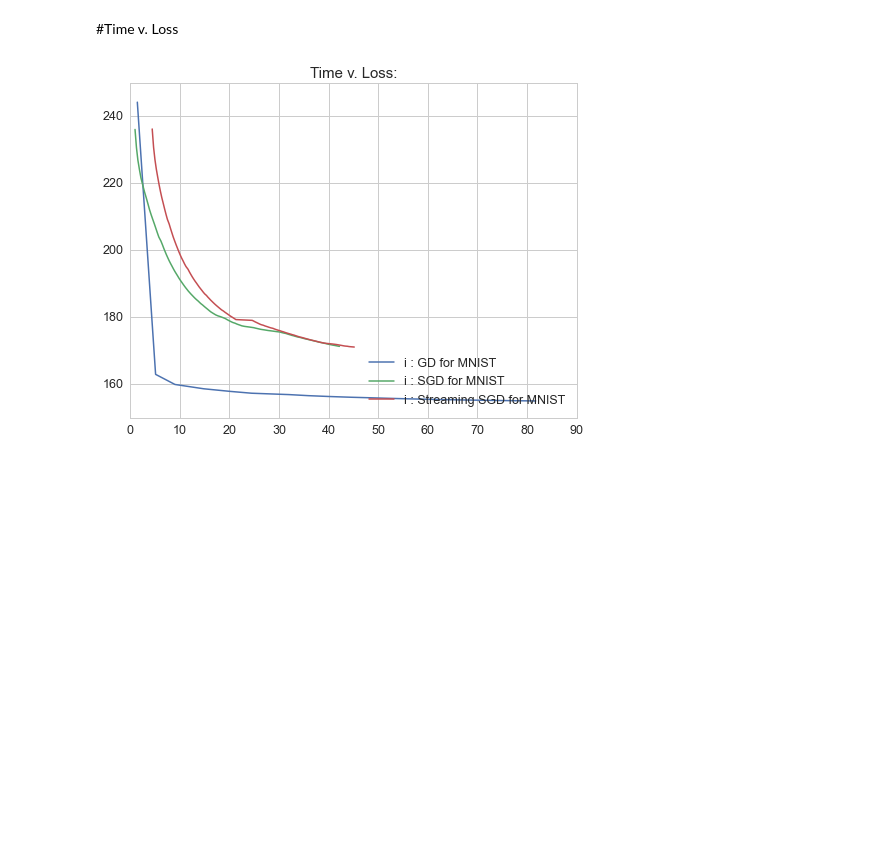
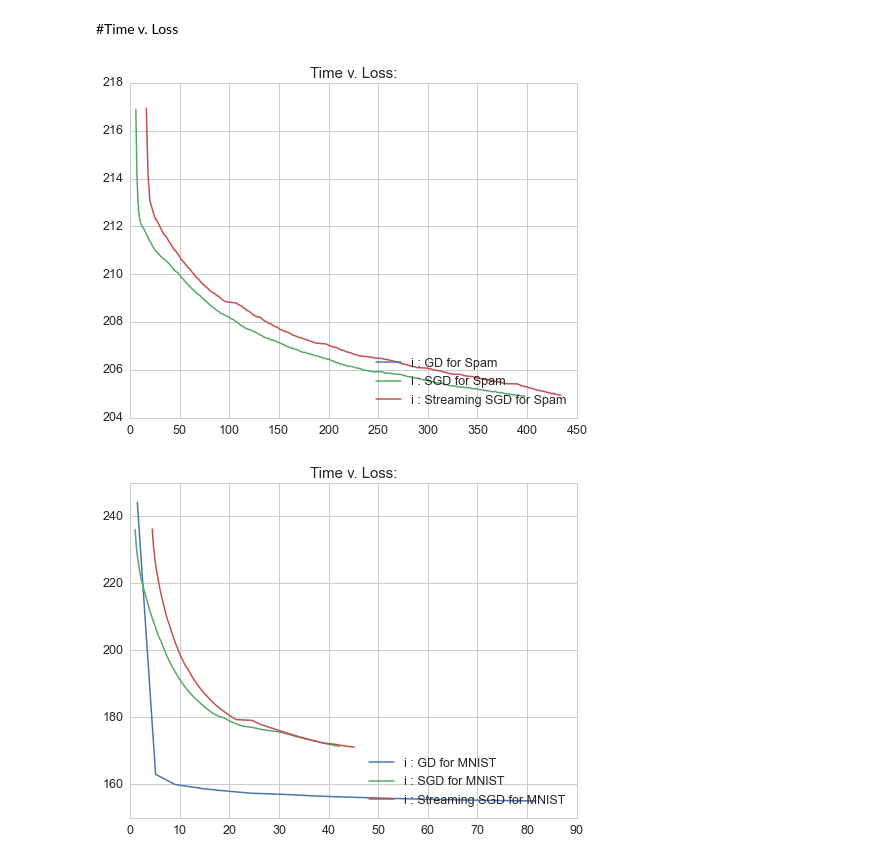
Before and after one commit to alvinwan/mlml, a Jupyter notebook: demos/performance.ipynb, the cells around one changed output. Saved outputs shown, nothing was run; the diff lists cells and outputs as text; code cells hidden in the pictures; blank space fills up the shorter version.

```diff
--- a/demos/performance.ipynb
+++ b/demos/performance.ipynb
@@ -159,7 +165,8 @@ plot_time_v_test_accuracy(3, 6)  # MNIST
 def plot_time_v_loss(start, end):
     plot_time_v_trait("Time v. Loss: ", start, end, 0, 0)
 # %%
-# plot_time_v_loss(0, 3)  # spam
+plot_time_v_loss(0, 3)  # CIFAR-10
 plot_time_v_loss(3, 6)  # MNIST
 # %% [output]
-[figure, old version]
+[figure, new version]
+[figure, added]
```
Also changed, not shown: parts of 8 cells of this notebook.
